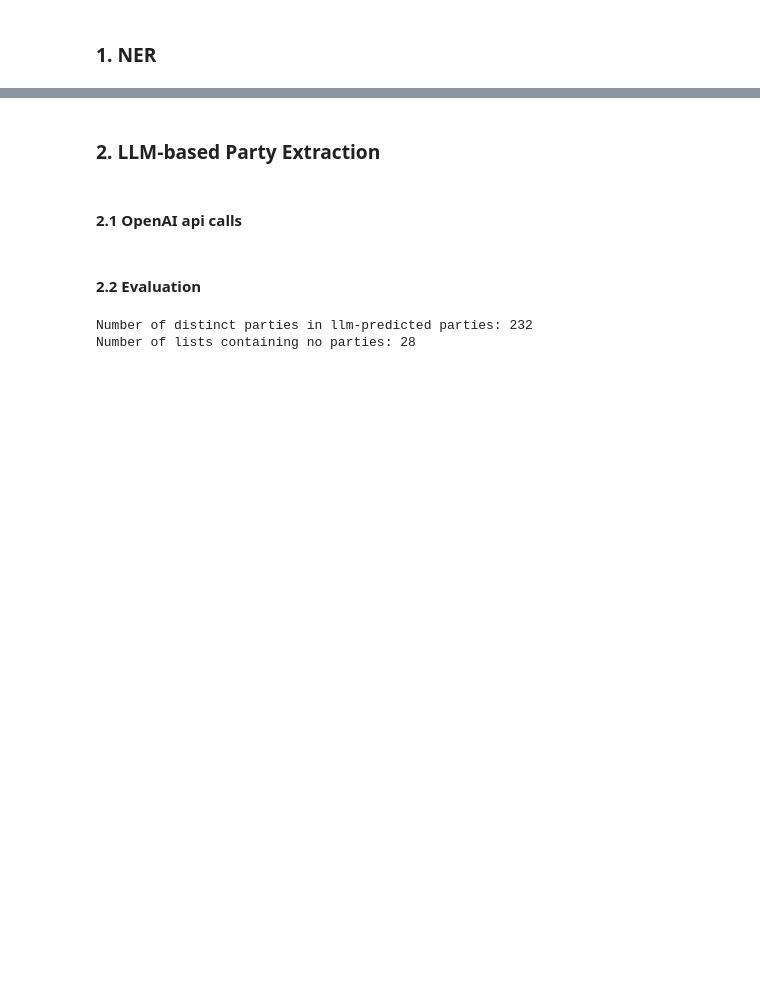
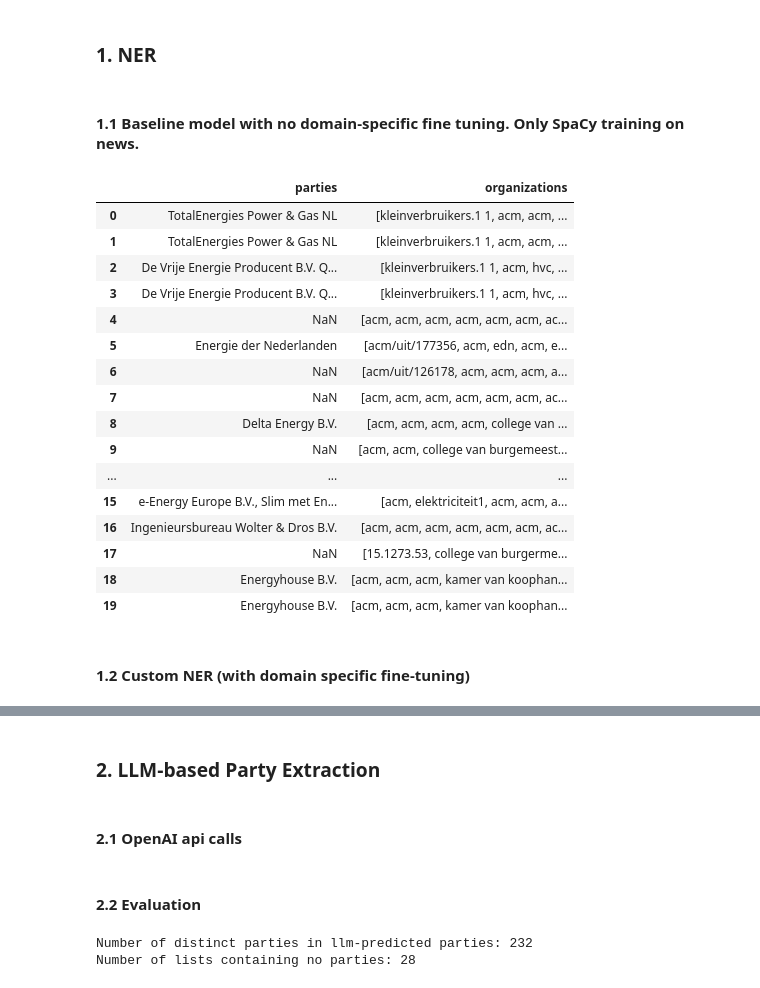
Before and after one commit to giacomograzia/BEP_CITaDOG, a Jupyter notebook: final_code/3_recipient_extraction/3_recipient_extraction.ipynb, the cells around one changed output, grey strips where cells are left out. Cells and saved outputs as stored; diff of their text form; code cells hidden in the pictures; blank space fills up the shorter version.

Commit message:
NER recipient extraction final code

```diff
--- a/final_code/3_recipient_extraction/3_recipient_extraction.ipynb
+++ b/final_code/3_recipient_extraction/3_recipient_extraction.ipynb
@@ -101,2 +131,47 @@ Standard deviation of number of parties: 0.58
 # %% [markdown]
 ### 1. NER
+# %% [markdown]
+#### 1.1 Baseline model with no domain-specific fine tuning. Only SpaCy training on news.
+# %%
+# Load the Dutch language model with NER capabilities
+nlp = spacy.load("nl_core_news_lg")
+
+def extract_organizations(text: str) -> list:
+    """
+    Extracts all organizations (ORG entities) from the provided text.
+
+    :param text: A string containing the text to process.
+    :return: A list of organization names identified in the text.
+    """
+    doc = nlp(text)
+
+    # Extract and return all entities labeled as ORG
+    organizations = [ent.text for ent in doc.ents if ent.label_ == "ORG"]
+    return organizations
+
+df_temp = df.head(20).copy()
+
+# Apply the function to extract organizations and store them in a new column
+df_temp['organizations'] = df_temp['text_pypdf2'].apply(extract_organizations)
+
+df_temp[["parties", "organizations"]]
+# %% [output]
+|  | parties | organizations |
+| 0 | TotalEnergies Power & Gas NL | [kleinverbruikers.1 1, acm, acm, ... |
+| 1 | TotalEnergies Power & Gas NL | [kleinverbruikers.1 1, acm, acm, ... |
+| 2 | De Vrije Energie Producent B.V. Q... | [kleinverbruikers.1 1, acm, hvc, ... |
+| 3 | De Vrije Energie Producent B.V. Q... | [kleinverbruikers.1 1, acm, hvc, ... |
+| 4 | NaN | [acm, acm, acm, acm, acm, acm, ac... |
+| 5 | Energie der Nederlanden | [acm/uit/177356, acm, edn, acm, e... |
+| 6 | NaN | [acm/uit/126178, acm, acm, acm, a... |
+| 7 | NaN | [acm, acm, acm, acm, acm, acm, ac... |
+| 8 | Delta Energy B.V. | [acm, acm, acm, acm, college van ... |
+| 9 | NaN | [acm, acm, college van burgemeest... |
+| ... | ... | ... |
+| 15 | e-Energy Europe B.V., Slim met En... | [acm, elektriciteit1, acm, acm, a... |
+| 16 | Ingenieursbureau Wolter & Dros B.V. | [acm, acm, acm, acm, acm, acm, ac... |
+| 17 | NaN | [15.1273.53, college van burgerme... |
+| 18 | Energyhouse B.V. | [acm, acm, acm, kamer van koophan... |
+| 19 | Energyhouse B.V. | [acm, acm, acm, kamer van koophan... |
+# %% [markdown]
+#### 1.2 Custom NER (with domain specific fine-tuning)
```
Also changed, not shown: parts of 13 cells of this notebook.
